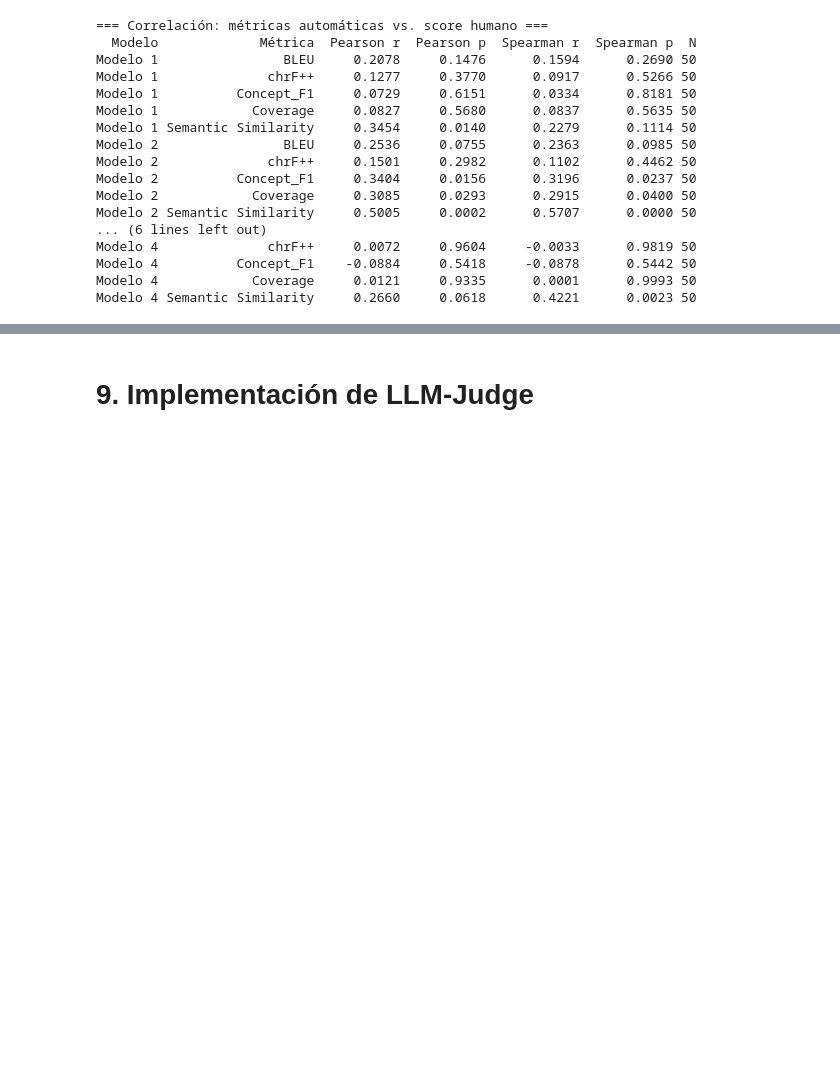
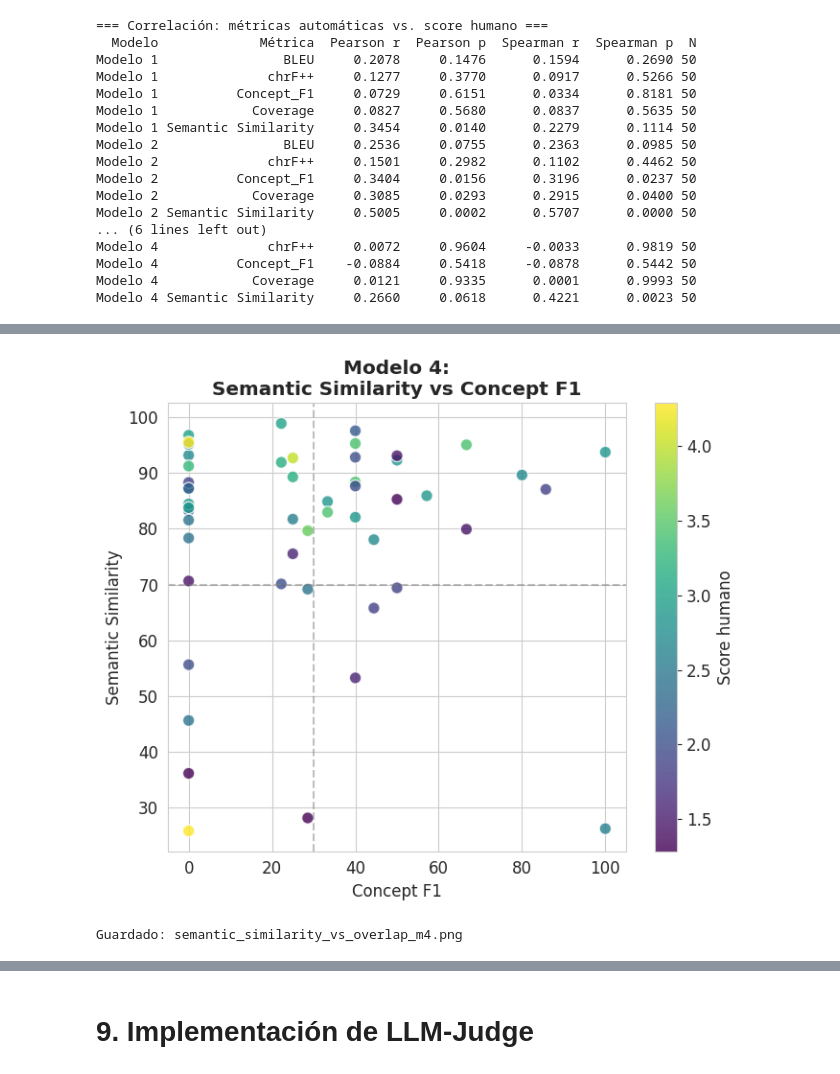
Before and after one commit to BrauSal2103/DataSoftInteligente, a Jupyter notebook: pictogramas_eval.ipynb, the cells around one changed output, grey strips where cells are left out. Saved outputs shown, nothing was run; the diff lists cells and outputs as text; code cells hidden in the pictures; blank space fills up the shorter version.

Commit message:
experimento modelo 4 semantic similarity

```diff
--- a/pictogramas_eval.ipynb
+++ b/pictogramas_eval.ipynb
@@ -1380,0 +1559,46 @@ plt.show()
+# %%
+# ── Scatter plot ─────────────────────────────────────────────
+
+fig, ax = plt.subplots(figsize=(7, 6))
+
+x = df_sem_disc["Concept_F1"]
+y = df_sem_disc["Semantic_Similarity"]
+
+sc = ax.scatter(
+    x,
+    y,
+    c=df_sem_disc["Human"],
+    cmap="viridis",
+    alpha=0.8,
+    s=80,
+    edgecolors="white"
+)
+
+ax.axvline(30, linestyle="--", alpha=0.5, color="gray")
+ax.axhline(70, linestyle="--", alpha=0.5, color="gray")
+
+ax.set_xlabel("Concept F1")
+ax.set_ylabel("Semantic Similarity")
+
+ax.set_title(
+    "Modelo 4:\nSemantic Similarity vs Concept F1",
+    fontweight="bold"
+)
+
+cbar = plt.colorbar(sc)
+cbar.set_label("Score humano")
+
+plt.tight_layout()
+
+plt.savefig(
+    "semantic_similarity_vs_overlap_m4.png",
+    dpi=150,
+    bbox_inches="tight"
+)
+
+plt.show()
+
+print("Guardado: semantic_similarity_vs_overlap_m4.png")
+# %% [output]
+[figure, added]
+Guardado: semantic_similarity_vs_overlap_m4.png
```
Also changed, not shown: parts of 17 cells of this notebook, 10 other files.
